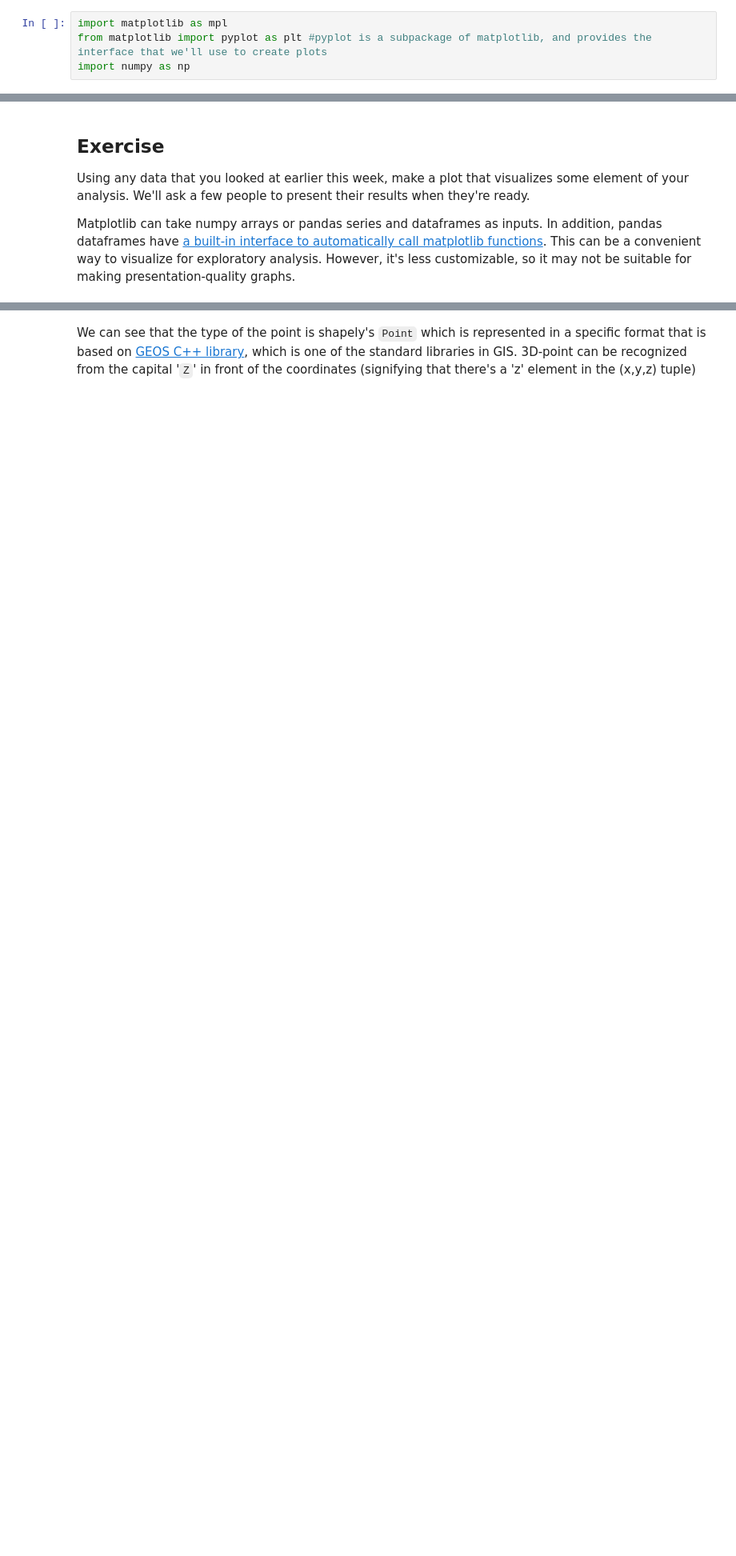
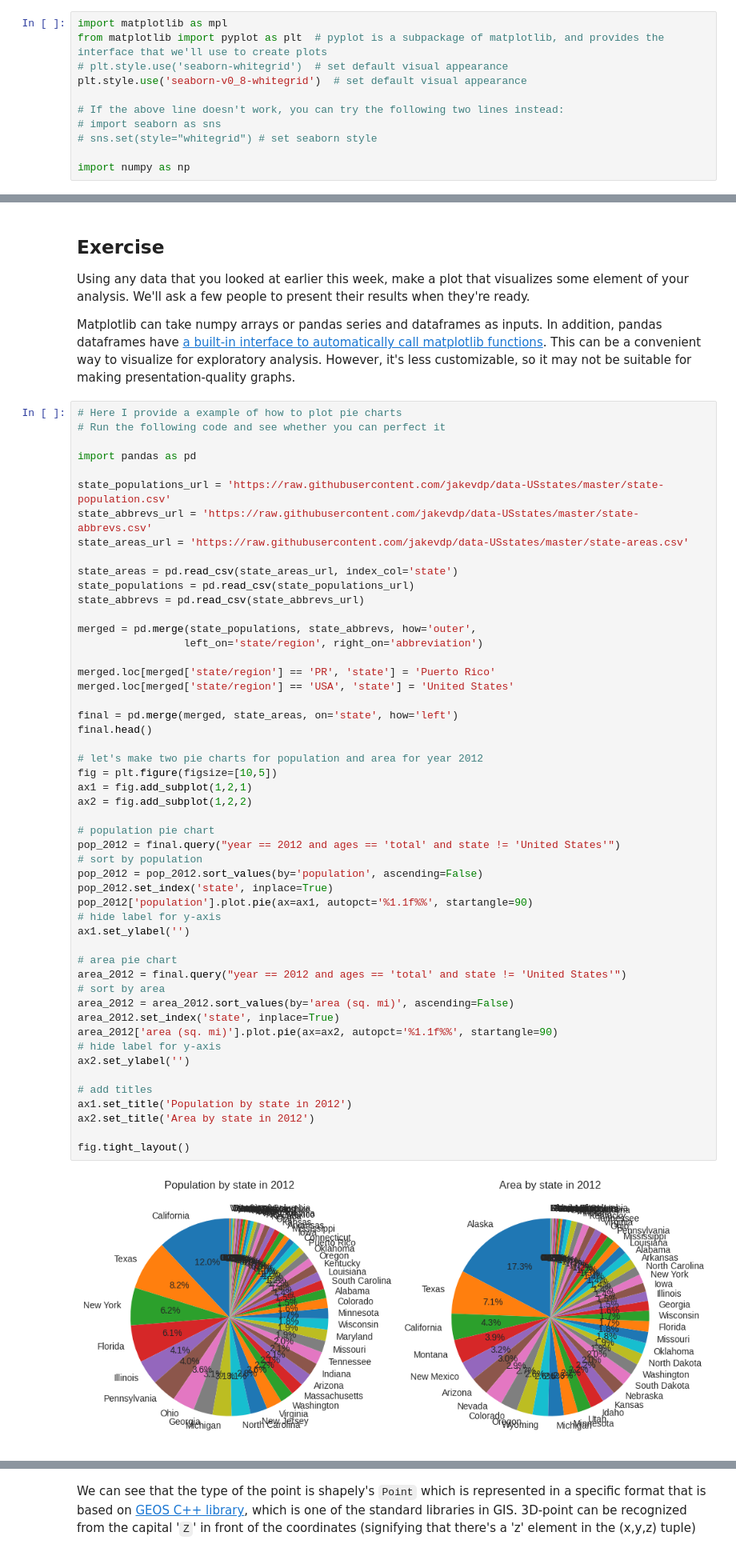
Before and after one commit to bwsi-hadr-2024/bwsi-modules-2024, a Jupyter notebook: 02-visualization-and-shapes/02_Visualization_and_Shapes.ipynb, the cells around one changed output, grey strips where cells are left out. Shown at 80% size. Saved outputs shown, nothing was run; the diff lists cells and outputs as text; blank space fills up the shorter version.

```diff
--- a/02-visualization-and-shapes/02_Visualization_and_Shapes.ipynb
+++ b/02-visualization-and-shapes/02_Visualization_and_Shapes.ipynb
@@ -9,7 +11,14 @@ We will cover tools for plotting graphs (line, scatter, bar charts, etc), as wel
 Matplotlib is the most widely used package for scientific visualization in python. It has a lot of features, but the documentation can be confusing, and the default styles aren't particularly attractive. Nevertheless, knowing how to use matplotlib is fundamental for data science with python.
 # %%
 import matplotlib as mpl
-from matplotlib import pyplot as plt #pyplot is a subpackage of matplotlib, and provides the interface that we'll use to create plots
+from matplotlib import pyplot as plt  # pyplot is a subpackage of matplotlib, and provides the interface that we'll use to create plots
+# plt.style.use('seaborn-whitegrid')  # set default visual appearance
+plt.style.use('seaborn-v0_8-whitegrid')  # set default visual appearance
+
+# If the above line doesn't work, you can try the following two lines instead:
+# import seaborn as sns
+# sns.set(style="whitegrid") # set seaborn style
+
 import numpy as np
 # %% [markdown]
 ## Matplotlib conventions
@@ -110,6 +128,59 @@ There are also [bar charts](https://matplotlib.org/3.1.1/api/_as_gen/matplotlib.
 Using any data that you looked at earlier this week, make a plot that visualizes some element of your analysis. We'll ask a few people to present their results when they're ready.
 
 Matplotlib can take numpy arrays or pandas series and dataframes as inputs. In addition, pandas dataframes have [a built-in interface to automatically call matplotlib functions](https://pandas.pydata.org/pandas-docs/stable/user_guide/visualization.html). This can be a convenient way to visualize for exploratory analysis. However, it's less customizable, so it may not be suitable for making presentation-quality graphs.
+# %%
+# Here I provide a example of how to plot pie charts
+# Run the following code and see whether you can perfect it
+
+import pandas as pd
+
+state_populations_url = 'https://raw.githubusercontent.com/jakevdp/data-USstates/master/state-population.csv'
+state_abbrevs_url = 'https://raw.githubusercontent.com/jakevdp/data-USstates/master/state-abbrevs.csv'
+state_areas_url = 'https://raw.githubusercontent.com/jakevdp/data-USstates/master/state-areas.csv'
+
+state_areas = pd.read_csv(state_areas_url, index_col='state')
+state_populations = pd.read_csv(state_populations_url)
+state_abbrevs = pd.read_csv(state_abbrevs_url)
+
+merged = pd.merge(state_populations, state_abbrevs, how='outer',
+                 left_on='state/region', right_on='abbreviation')
+
+merged.loc[merged['state/region'] == 'PR', 'state'] = 'Puerto Rico'
+merged.loc[merged['state/region'] == 'USA', 'state'] = 'United States'
+
+final = pd.merge(merged, state_areas, on='state', how='left')
+final.head()
+
+# let's make two pie charts for population and area for year 2012
+fig = plt.figure(figsize=[10,5])
+ax1 = fig.add_subplot(1,2,1)
+ax2 = fig.add_subplot(1,2,2)
+
+# population pie chart
+pop_2012 = final.query("year == 2012 and ages == 'total' and state != 'United States'")
+# sort by population
+pop_2012 = pop_2012.sort_values(by='population', ascending=False)
+pop_2012.set_index('state', inplace=True)
+pop_2012['population'].plot.pie(ax=ax1, autopct='%1.1f%%', startangle=90)
+# hide label for y-axis
+ax1.set_ylabel('')
+
+# area pie chart
+area_2012 = final.query("year == 2012 and ages == 'total' and state != 'United States'")
+# sort by area
+area_2012 = area_2012.sort_values(by='area (sq. mi)', ascending=False)
+area_2012.set_index('state', inplace=True)
+area_2012['area (sq. mi)'].plot.pie(ax=ax2, autopct='%1.1f%%', startangle=90)
+# hide label for y-axis
+ax2.set_ylabel('')
+
+# add titles
+ax1.set_title('Population by state in 2012')
+ax2.set_title('Area by state in 2012')
+
+fig.tight_layout()
+# %% [output]
+[figure, added]
 # %% [markdown]
 # Shapes and Geometry
 
```
Also changed, not shown: parts of 74 cells of this notebook, 15 other files.
